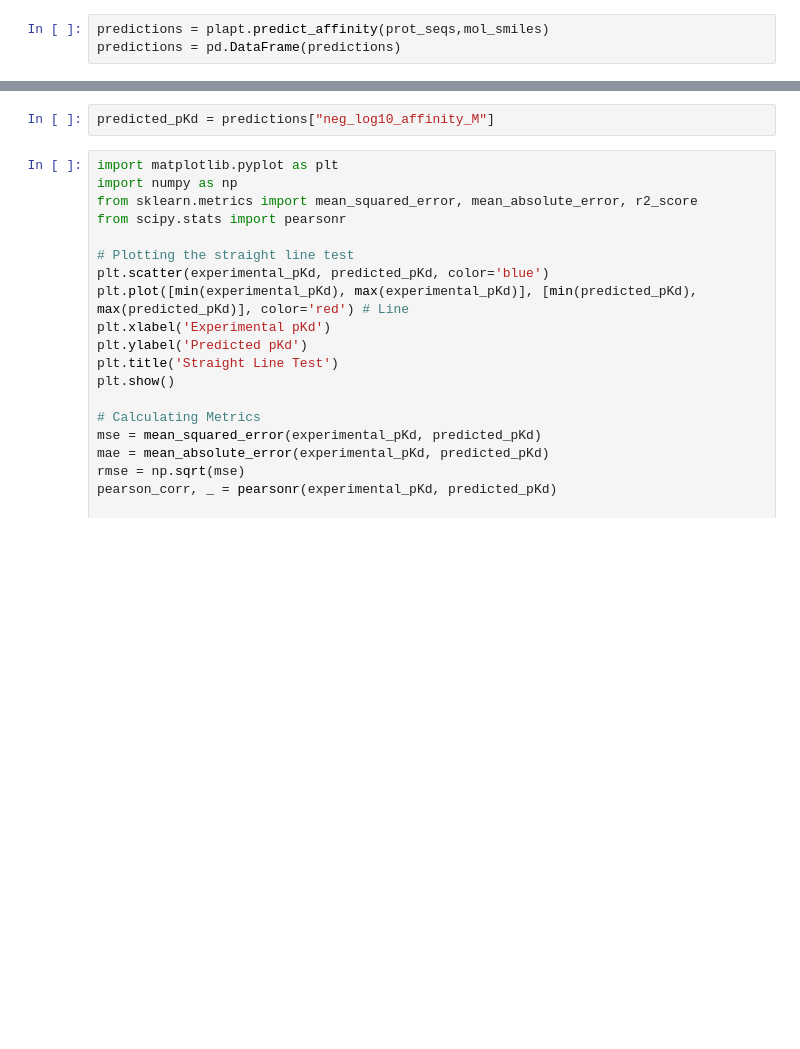
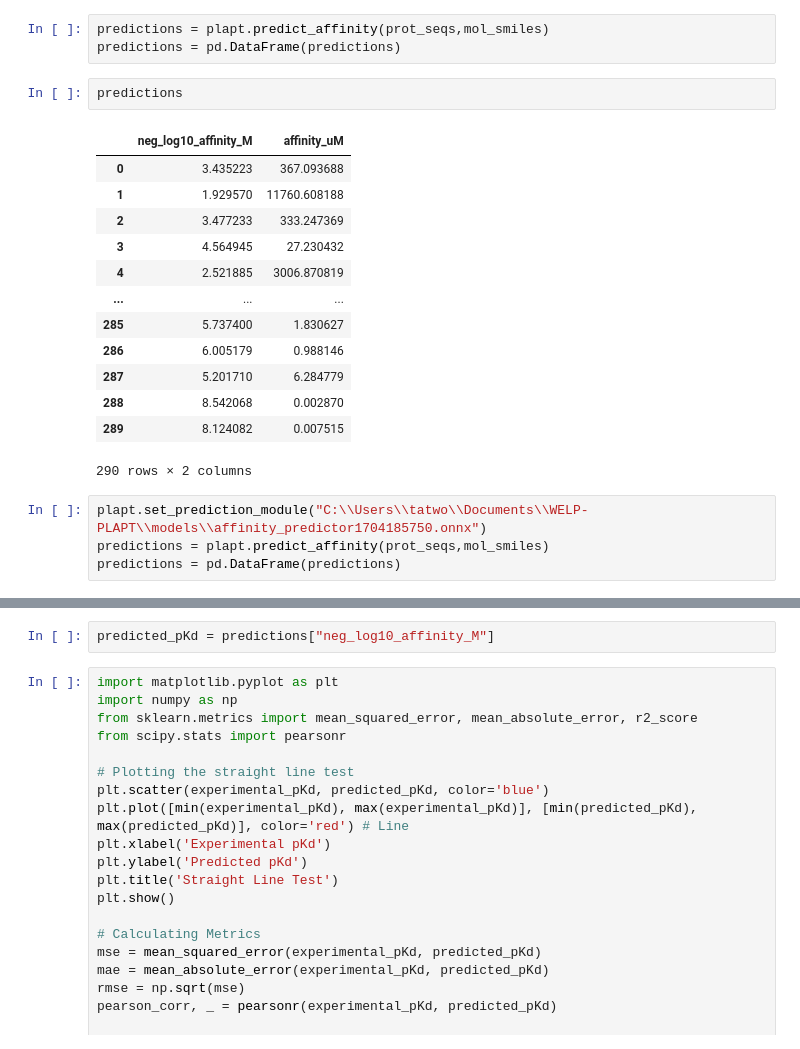
Before and after one commit to trrt-good/WELP-PLAPT, a Jupyter notebook: benchmarking.ipynb, the cells around one changed output, grey strips where cells are left out. Saved outputs shown, nothing was run; the diff lists cells and outputs as text; blank space fills up the shorter version.

```diff
--- a/benchmarking.ipynb
+++ b/benchmarking.ipynb
@@ -13,3 +33,23 @@ plapt = Plapt("models/predictionModule.onnx")
 # %%
 predictions = plapt.predict_affinity(prot_seqs,mol_smiles)
 predictions = pd.DataFrame(predictions)
+# %%
+predictions
+# %% [output]
+|  | neg_log10_affinity_M | affinity_uM |
+| 0 | 3.435223 | 367.093688 |
+| 1 | 1.929570 | 11760.608188 |
+| 2 | 3.477233 | 333.247369 |
+| 3 | 4.564945 | 27.230432 |
+| 4 | 2.521885 | 3006.870819 |
+| ... | ... | ... |
+| 285 | 5.737400 | 1.830627 |
+| 286 | 6.005179 | 0.988146 |
+| 287 | 5.201710 | 6.284779 |
+| 288 | 8.542068 | 0.002870 |
+| 289 | 8.124082 | 0.007515 |
+290 rows × 2 columns
+# %%
+plapt.set_prediction_module("C:\\Users\\tatwo\\Documents\\WELP-PLAPT\\models\\affinity_predictor1704185750.onnx")
+predictions = plapt.predict_affinity(prot_seqs,mol_smiles)
+predictions = pd.DataFrame(predictions)
```
Also changed, not shown: parts of 4 cells of this notebook, 9 other files.
